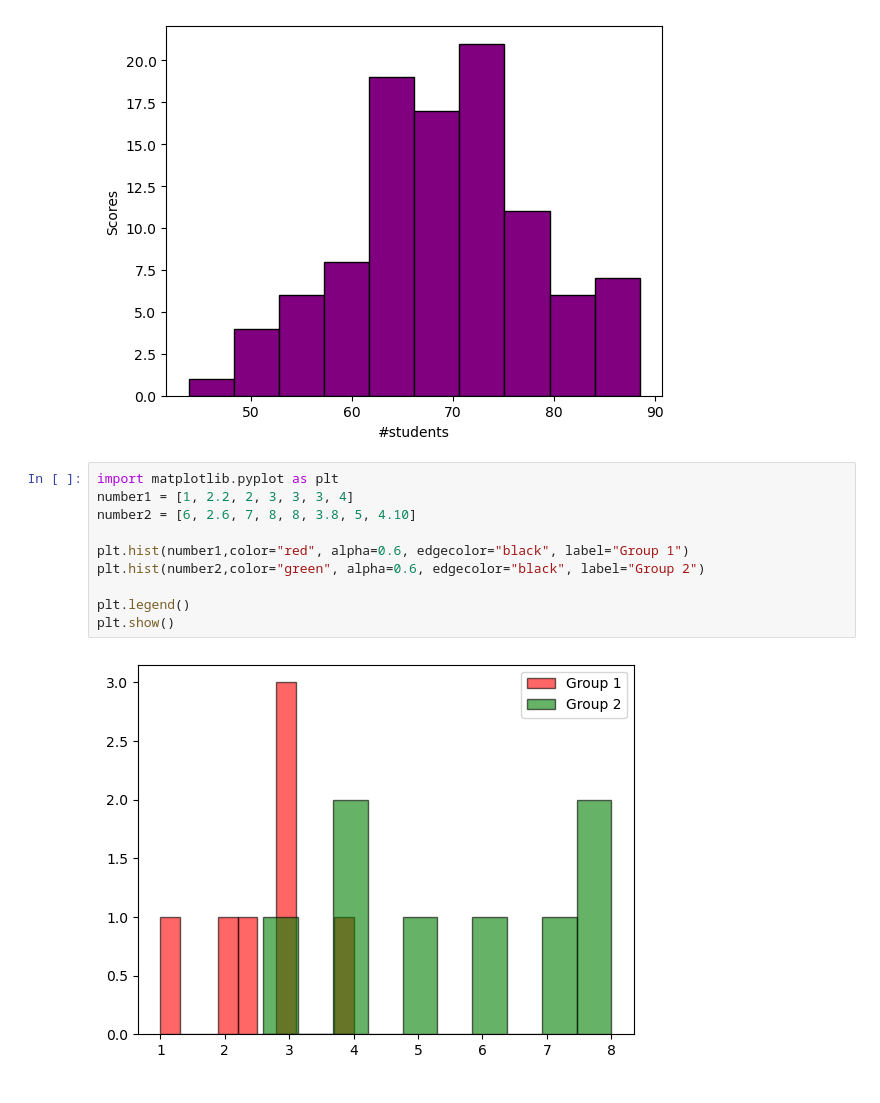
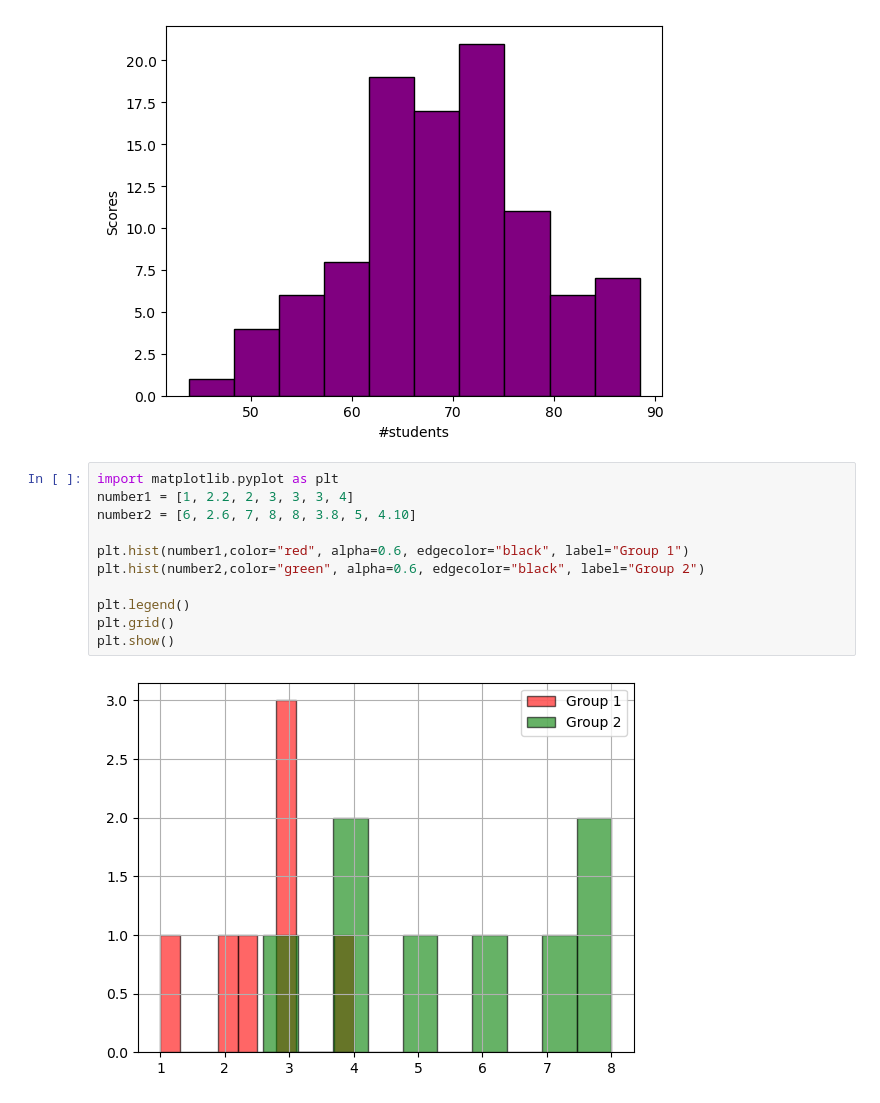
Before and after one commit to Murali-v123/Learining_Python, a Jupyter notebook: histograph.ipynb, the cells around one changed output. Drawn from its saved outputs; the diff is of its cells as text.

```diff
--- a/histograph.ipynb
+++ b/histograph.ipynb
@@ -14,12 +14,13 @@ Text(0.5, 0, '#students')
 # %%
 import matplotlib.pyplot as plt
 number1 = [1, 2.2, 2, 3, 3, 3, 4]
 number2 = [6, 2.6, 7, 8, 8, 3.8, 5, 4.10]
 
 plt.hist(number1,color="red", alpha=0.6, edgecolor="black", label="Group 1")
 plt.hist(number2,color="green", alpha=0.6, edgecolor="black", label="Group 2")
 
 plt.legend()
+plt.grid()
 plt.show()
 # %% [output]
-[figure, old version]
+[figure, new version]
```
Also changed, not shown: parts of 1 cell of this notebook.
